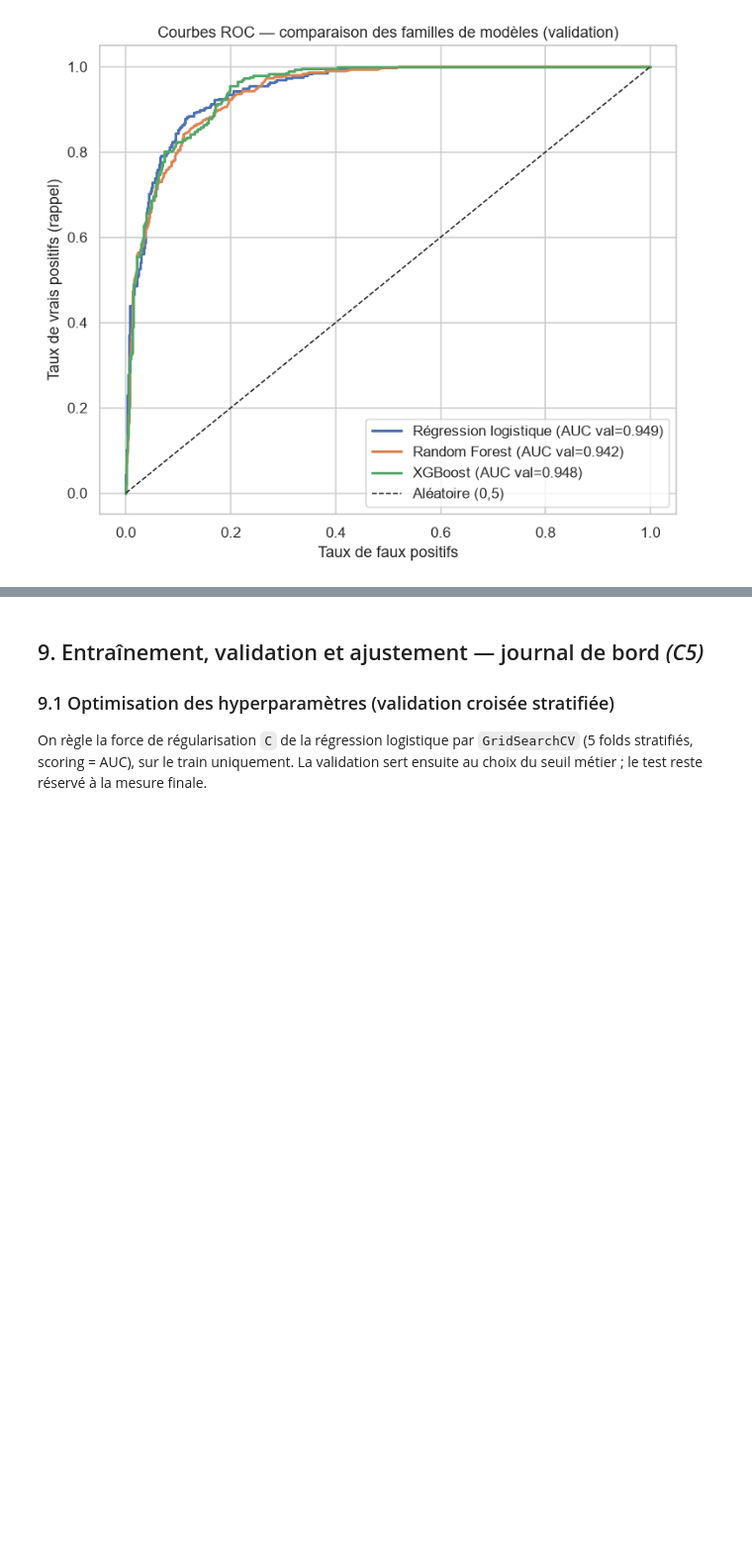
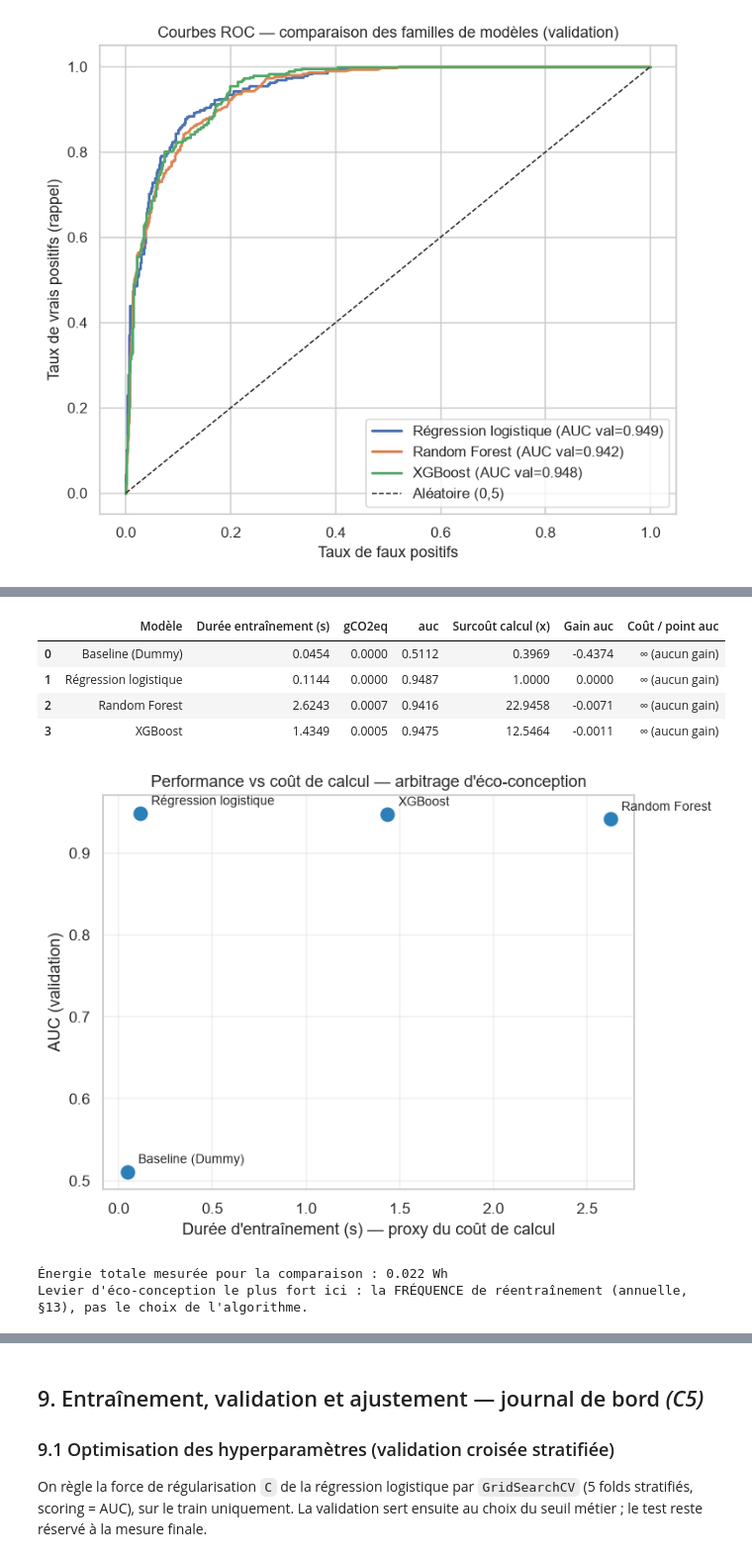
Before and after one commit to MichaeLab34/examen, a Jupyter notebook: notebooks/decrochage_etudiant.ipynb, the cells around one changed output, grey strips where cells are left out. Shown at 99% size. Cells and saved outputs as stored; diff of their text form; code cells hidden in the pictures; blank space fills up the shorter version.

```diff
--- a/notebooks/decrochage_etudiant.ipynb
+++ b/notebooks/decrochage_etudiant.ipynb
@@ -68,17 +68,21 @@ ROOT = CWD.parent if CWD.name == "notebooks" else CWD
 DATA = ROOT / "data" / "raw"
 FIG = ROOT / "artifacts" / "figures"
 MODELS = ROOT / "artifacts" / "models"
+ECO = ROOT / "artifacts" / "ecodesign"  # mesures d'empreinte (C4)
 SRC = ROOT / "src"
 if str(SRC) not in sys.path:
     sys.path.insert(0, str(SRC))
 FIG.mkdir(parents=True, exist_ok=True)
 MODELS.mkdir(parents=True, exist_ok=True)
+ECO.mkdir(parents=True, exist_ok=True)
 
 # Package projet (nettoyage, périmètre Gold, serving).
 # Rechargement explicite utile dans VS Code quand le kernel garde une ancienne version du package.
 from decrochage import preprocessing as pp, features as F  # noqa: E402
 from decrochage import serving, training as T  # noqa: E402
+from decrochage import ecodesign as eco  # noqa: E402
 
+eco = importlib.reload(eco)
 pp = importlib.reload(pp)
 F = importlib.reload(F)
 serving = importlib.reload(serving)
@@ -622,11 +626,14 @@ else:
 # %% [output]
 Train : 3120 | Validation : 1040 | Test : 1040 | abandon train 28.4% / val 28.5% / test 28.5%
 # %%
-rows, fitted, failures = [], {}, []
+rows, fitted, failures, eco_runs = [], {}, [], []
 for name, clf in candidates.items():
     pipe = Pipeline([("pre", preprocess), ("clf", clf)])
     try:
-        pipe.fit(X_train, y_train)
+        # Éco-conception (C4) : le coût de calcul est mesuré au moment même de
+        # l'entraînement, pour arbitrer performance vs ressources en §8.3.
+        with eco.track_emissions(name, ECO) as mesure:
+            pipe.fit(X_train, y_train)
         proba = pipe.predict_proba(X_val)[:, 1]
     except Exception as exc:
         failures.append({"Modèle": name, "Erreur": f"{type(exc).__name__}: {exc}"})
@@ -643,6 +650,8 @@ for name, clf in candidates.items():
         }
     )
     fitted[name] = (pipe, proba)
+    mesure["auc"] = roc_auc_score(y_val, proba)
+    eco_runs.append(mesure)
 
 if failures:
     display(pd.DataFrame(failures))
@@ -675,0 +695,62 @@ plt.show()
+# %%
+eco_summary = eco.summarize_runs(eco_runs)
+eco_table = eco.build_arbitrage_table(eco_summary, reference_model="Régression logistique")
+
+affichage = eco_table.copy()
+affichage["Coût / point auc"] = affichage["Coût / point auc"].map(
+    lambda v: "∞ (aucun gain)" if v == float("inf") else f"{v:.0f} s/point"
+)
+display(
+    affichage[
+        [
+            "Modèle",
+            "Durée entraînement (s)",
+            "gCO2eq",
+            "auc",
+            "Surcoût calcul (x)",
+            "Gain auc",
+            "Coût / point auc",
+        ]
+    ].round(4)
+)
+
+# Performance vs coût de calcul : le point idéal est en haut à gauche.
+mesurable = eco_table.dropna(subset=["Durée entraînement (s)"])
+plt.figure(figsize=(7, 5))
+plt.scatter(mesurable["Durée entraînement (s)"], mesurable["auc"], s=90, color="#2c7fb8", zorder=3)
+for _, ligne in mesurable.iterrows():
+    plt.annotate(
+        ligne["Modèle"],
+        (ligne["Durée entraînement (s)"], ligne["auc"]),
+        textcoords="offset points",
+        xytext=(8, 6),
+        fontsize=9,
+    )
+plt.xlabel("Durée d'entraînement (s) — proxy du coût de calcul")
+plt.ylabel("AUC (validation)")
+plt.title("Performance vs coût de calcul — arbitrage d'éco-conception")
+plt.grid(True, alpha=0.3)
+plt.tight_layout()
+plt.savefig(FIG / "eco_perf_vs_cout.png", bbox_inches="tight")
+plt.show()
+
+energie = eco_table["Énergie (kWh)"].dropna()
+if not energie.empty:
+    print(f"Énergie totale mesurée pour la comparaison : {energie.sum() * 1000:.3f} Wh")
+else:
+    causes = {r["mesure_indisponible"] for r in eco_runs if r.get("mesure_indisponible")}
+    print("Énergie non mesurée dans ce kernel :", "; ".join(causes) or "cause inconnue")
+    print("→ la durée d'entraînement reste un proxy fiable du coût de calcul relatif.")
+print(
+    "Levier d'éco-conception le plus fort ici : la FRÉQUENCE de réentraînement (annuelle, §13),"
+    " pas le choix de l'algorithme."
+)
+# %% [output]
+|  | Modèle | Durée entraînement (s) | gCO2eq | auc | Surcoût calcul (x) | Gain auc | Coût / point auc |
+| 0 | Baseline (Dummy) | 0.0454 | 0.0000 | 0.5112 | 0.3969 | -0.4374 | ∞ (aucun gain) |
+| 1 | Régression logistique | 0.1144 | 0.0000 | 0.9487 | 1.0000 | 0.0000 | ∞ (aucun gain) |
+| 2 | Random Forest | 2.6243 | 0.0007 | 0.9416 | 22.9458 | -0.0071 | ∞ (aucun gain) |
+| 3 | XGBoost | 1.4349 | 0.0005 | 0.9475 | 12.5464 | -0.0011 | ∞ (aucun gain) |
+[figure, added]
+Énergie totale mesurée pour la comparaison : 0.022 Wh
+Levier d'éco-conception le plus fort ici : la FRÉQUENCE de réentraînement (annuelle, §13), pas le choix de l'algorithme.
```
Also changed, not shown: parts of 4 cells of this notebook, 10 other files.
